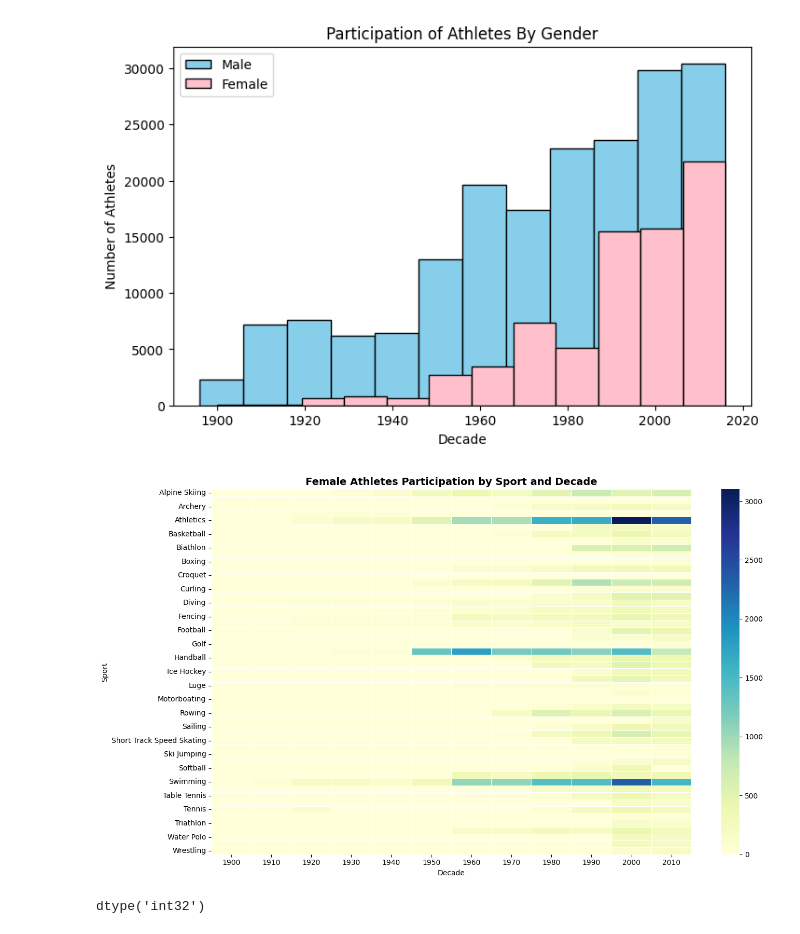
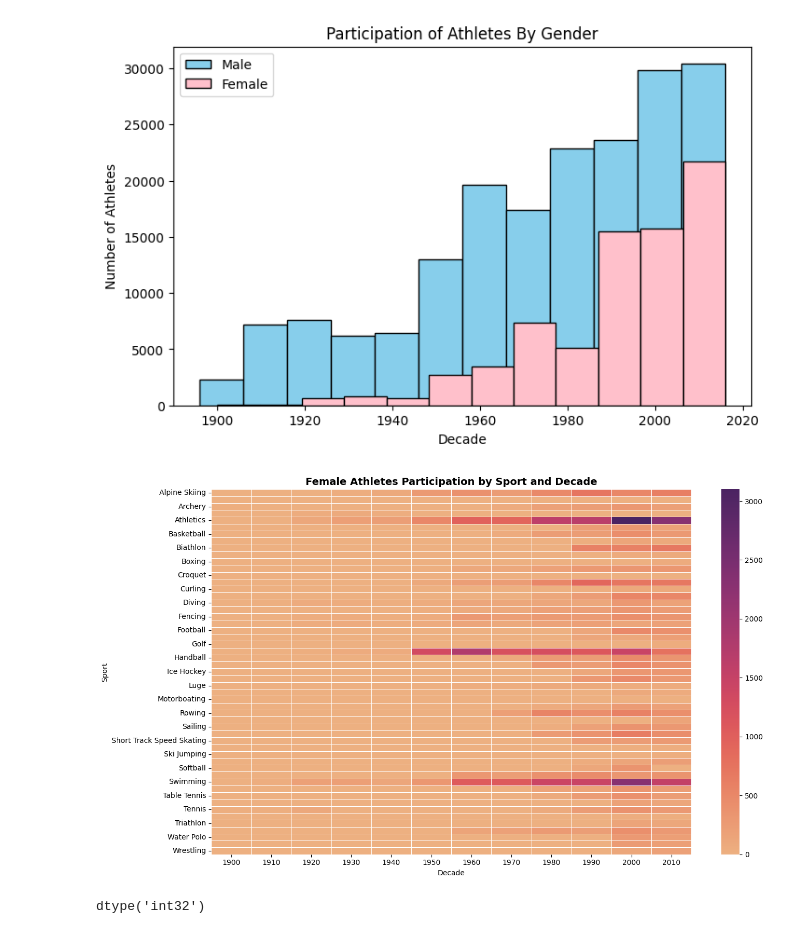
Before and after one commit to Yaqeenalsari/projecr2-Olympics, a Jupyter notebook: eda_template.ipynb, the cells around one changed output. Drawn from its saved outputs; the diff is of its cells as text; code cells hidden in the pictures.

```diff
--- a/eda_template.ipynb
+++ b/eda_template.ipynb
@@ -716,27 +716,28 @@ plt.show()
 # %%
 #sports with the highest/ lowest femal, female across decades
 
 
 Female=athlets_events_clean[(athlets_events_clean['Sex']=='Female')]
 
 heatmap_data = Female.pivot_table(
     index="Sport",
     columns='Decade',
     values="ID",      # assuming each athlete has a unique ID
     aggfunc="count",
     fill_value=0
 )
 
 plt.figure(figsize=(14,8))
-sns.heatmap(heatmap_data, cmap="YlGnBu", linewidths=0.5)
+sns.heatmap(heatmap_data, linewidths=0.5, cmap='flare')
+
 
 plt.title("Female Athletes Participation by Sport and Decade", fontsize=14, fontweight="bold")
 plt.xlabel("Decade")
 plt.ylabel("Sport")
 plt.tight_layout()
 plt.show()
 # %% [output]
-[figure, old version]
+[figure, new version]
 # %%
 #womens medal across decades as the participation groew
 merged_df['Medal_Won'] = merged_df['Medal'].notna().astype(int)
```
